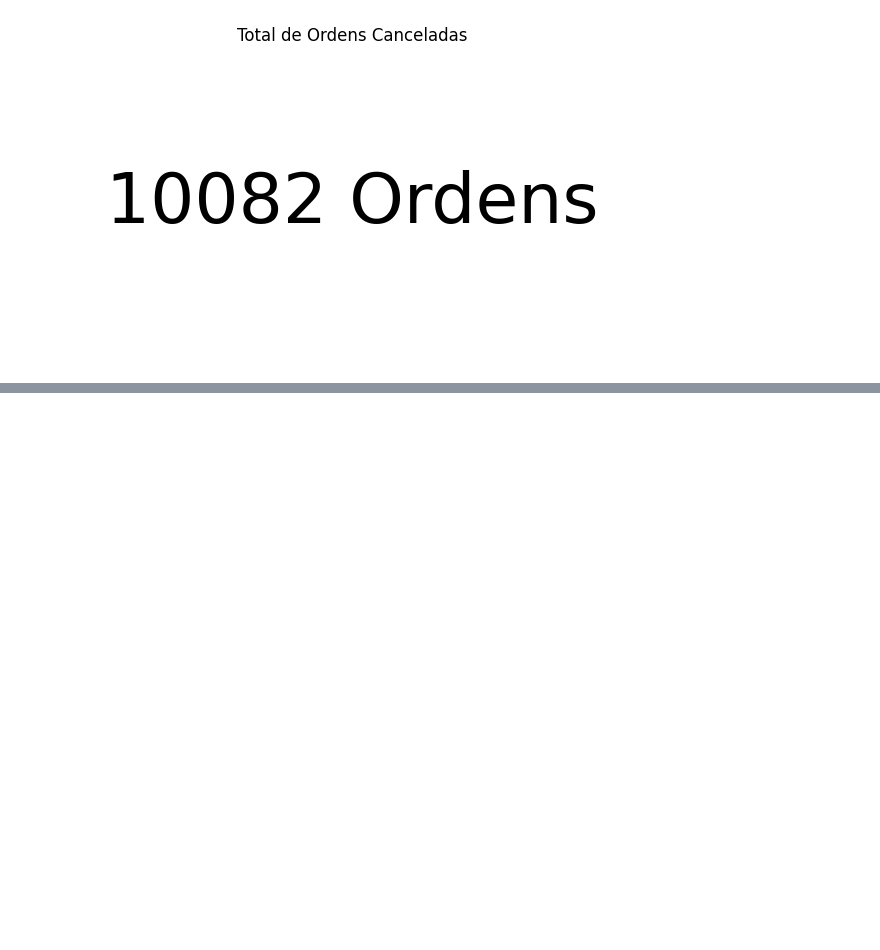
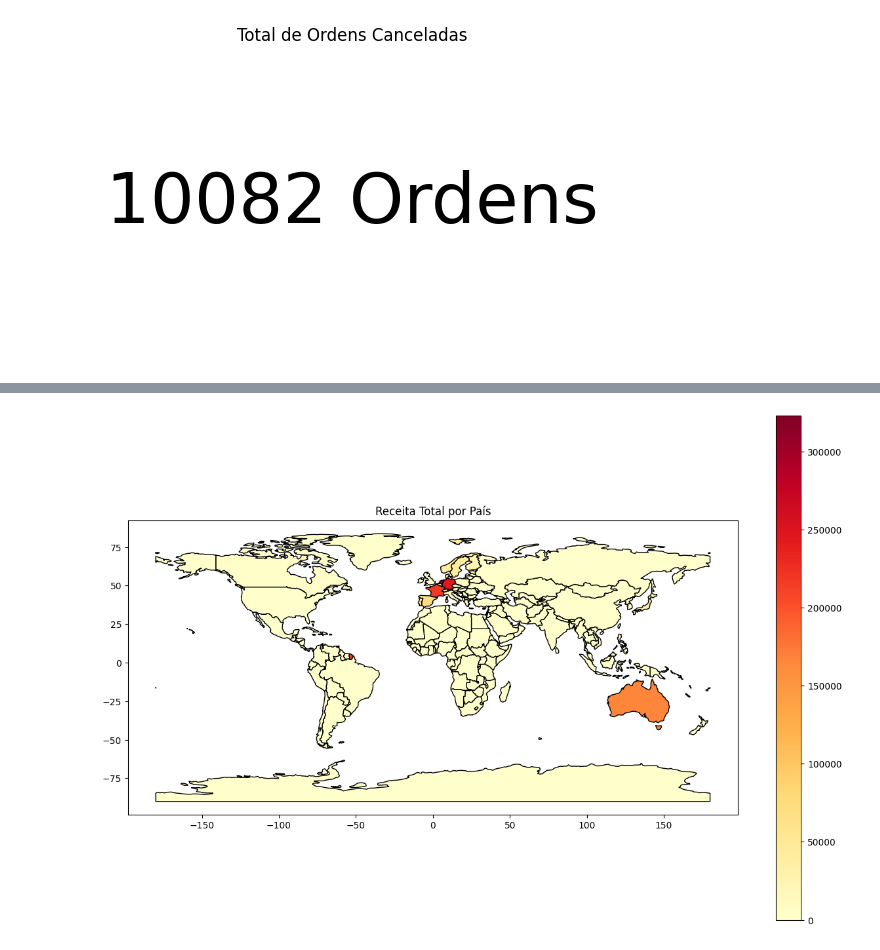
Before and after one commit to jonathanwitkosky/JONATHAN_WITKOSKY_DDF_TECH_102024, a Jupyter notebook: onlineRetail.ipynb, the cells around one changed output, grey strips where cells are left out. Drawn from its saved outputs; the diff is of its cells as text; code cells hidden in the pictures; blank space fills up the shorter version.

```diff
--- a/onlineRetail.ipynb
+++ b/onlineRetail.ipynb
@@ -530,0 +567,12 @@ plot_ordens_canceladas(df_qnt_cancelados['Ordens_Canceladas'])
+# %%
+query = '''
+SELECT p.Pais, SUM(f.Valor_Venda) AS Receita_Total
+FROM fato_vendas f
+JOIN dim_pais p ON f.ID_Pais = p.ID_Pais
+WHERE p.Pais != 'United Kingdom'
+GROUP BY p.Pais
+ORDER BY Receita_Total DESC;
+'''
+
+# Executar a consulta SQL
+df_paises_receita_sem_uk = pd.read_sql_query(query, conn)
@@ -530,0 +588,20 @@ plot_ordens_canceladas(df_qnt_cancelados['Ordens_Canceladas'])
+# %%
+# Carregar o shapefile baixado manualmente (substitua pelo caminho do arquivo extraído)
+world = gpd.read_file("maps/ne_110m_admin_0_countries.shp")
+
+# Renomear a coluna 'name' para 'Pais' para fazer a junção
+world = world.rename(columns={'NAME': 'Pais'})  # 'NAME' é a coluna padrão para nomes de países no shapefile
+
+# Fazer o merge entre o mapa base e os dados de receita
+world_receita = world.merge(df_paises_receita_sem_uk, on='Pais', how='left')
+
+# Substituir valores NaN por 0 na coluna 'Receita_Total' (caso algum país não tenha dados de receita)
+world_receita['Receita_Total'] = world_receita['Receita_Total'].fillna(0)
+
+# Plotar o mapa com a receita por país
+fig, ax = plt.subplots(1, 1, figsize=(15, 10))
+world_receita.plot(column='Receita_Total', cmap='YlOrRd', legend=True, ax=ax, edgecolor='black')
+plt.title("Receita Total por País")
+plt.show()
+# %% [output]
+[figure, added]
```
Also changed, not shown: parts of 8 cells of this notebook, 12 other files.
